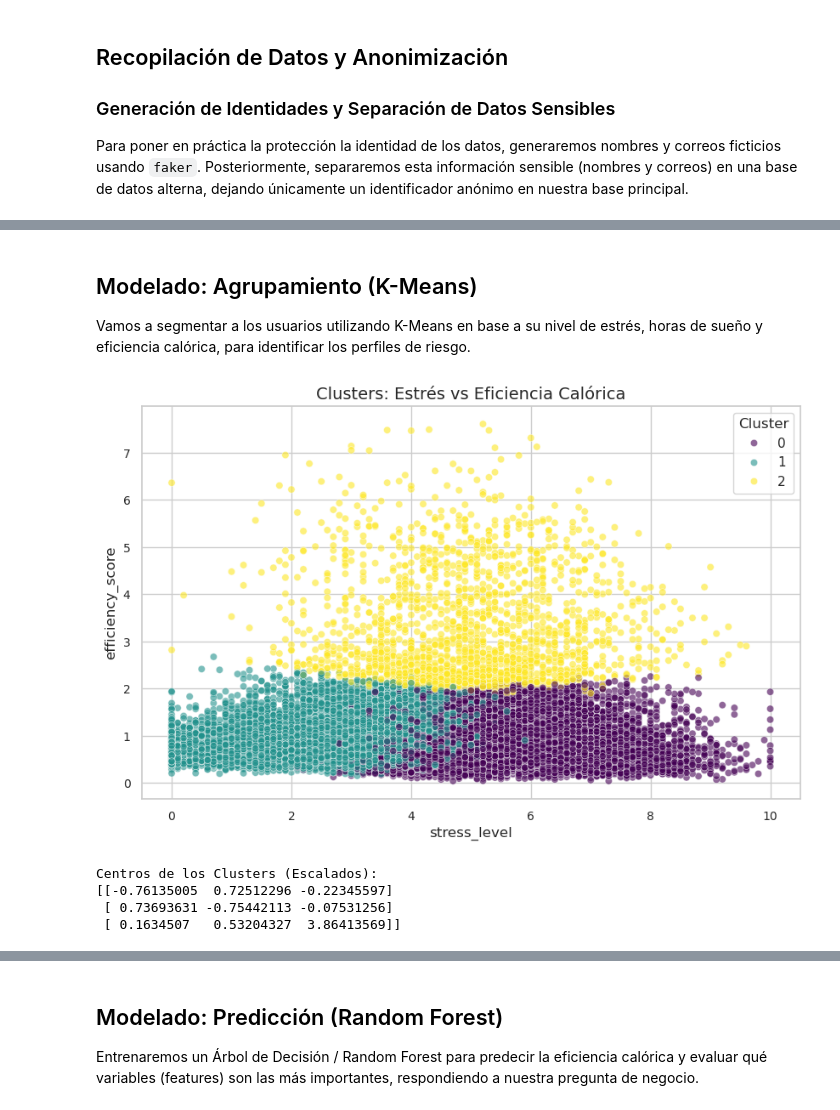
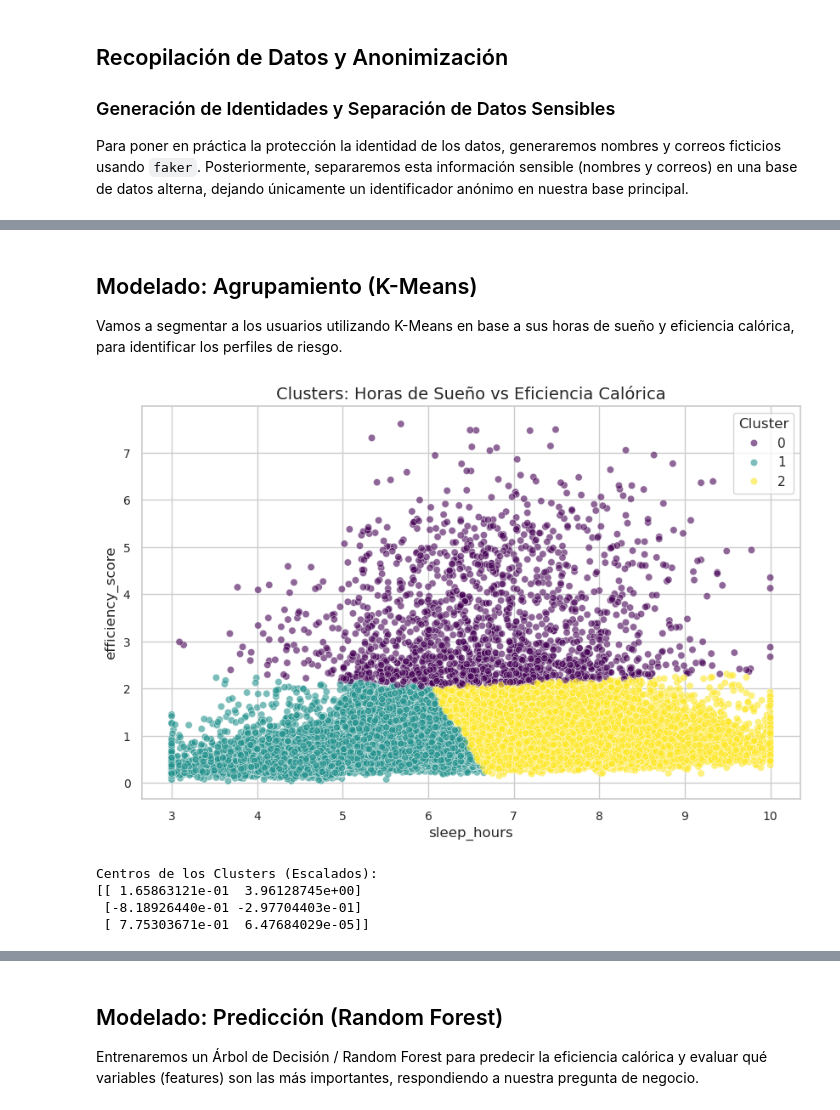
Before and after one commit to CARALACM/proyecto_final_ciencias_datos, a Jupyter notebook: Notebook.ipynb, the cells around one changed output, grey strips where cells are left out. Cells and saved outputs as stored; diff of their text form; code cells hidden in the pictures.

```diff
--- a/Notebook.ipynb
+++ b/Notebook.ipynb
@@ -63,10 +87,7 @@ df = pd.read_csv(file_path)
 
 n_records = len(df)
 
-print("Generando perfiles sintéticos de estrés...")
-df['stress_level'] = np.clip(10 - df['sleep_hours'] + (df['heart_rate_resting'] - 60)/10 + np.random.normal(0, 1, n_records), 0, 10).round(1)
-
-print("Generando identidades sintéticas, suele tardar menos de 2 minutos...")
+print("Generando identidades sintéticas...")
 fake_names = [fake.name() for _ in range(n_records)]
 fake_emails = [fake.ascii_free_email() for _ in range(n_records)]
 
@@ -75,9 +96,9 @@ df.insert(0, 'id_usuario', [f"USR_{i:07d}" for i in range(n_records)])
 df.insert(1, 'name', fake_names)
 df.insert(2, 'email', fake_emails)
 
-# Mostrar base de datos con nombres
-print("Identidades sintéticas generadas. Mostrando base de datos con identidades.")
-display(df.head())
+# Mostrar base de datos con indentidades.
+print("Base de datos con identidades sintéticas:")
+display(df)
 
 # Separar la información sensible
 df_sensible = df[['name', 'email', 'id_usuario']].copy()
@@ -142,31 +163,31 @@ plt.show()
 # %% [markdown]
 ## Modelado: Agrupamiento (K-Means)
-Vamos a segmentar a los usuarios utilizando K-Means en base a su nivel de estrés, horas de sueño y eficiencia calórica, para identificar los perfiles de riesgo.
+Vamos a segmentar a los usuarios utilizando K-Means en base a sus horas de sueño y eficiencia calórica, para identificar los perfiles de riesgo.
 # %%
 from sklearn.cluster import KMeans
 from sklearn.preprocessing import StandardScaler
 
-features_cluster = ['sleep_hours', 'stress_level', 'efficiency_score']
-# Tomar una muestra representativa para visualización y rapidez en clustering (ej. 50k)
+features_cluster = ['sleep_hours', 'efficiency_score']
+
+# Tomar una muestra representativa para visualización y rapidez en clustering
 df_sample = df.sample(n=50000, random_state=42).copy()
 
 scaler = StandardScaler()
 X_scaled = scaler.fit_transform(df_sample[features_cluster])
 
 kmeans = KMeans(n_clusters=3, random_state=42, n_init=10)
 df_sample['Cluster'] = kmeans.fit_predict(X_scaled)
 
 plt.figure(figsize=(10, 6))
-sns.scatterplot(data=df_sample, x='stress_level', y='efficiency_score', hue='Cluster', palette='viridis', alpha=0.6)
-plt.title("Clusters: Estrés vs Eficiencia Calórica")
-plt.savefig('documentation/notebook_images/clusters.png', bbox_inches='tight')
+sns.scatterplot(data=df_sample, x='sleep_hours', y='efficiency_score', hue='Cluster', palette='viridis', alpha=0.6)
+plt.title("Clusters: Horas de Sueño vs Eficiencia Calórica")
 plt.show()
 
 print("Centros de los Clusters (Escalados):")
 print(kmeans.cluster_centers_)
 # %% [output]
-[figure, old version]
+[figure, new version]
 Centros de los Clusters (Escalados):
-[[-0.76135005  0.72512296 -0.22345597]
- [ 0.73693631 -0.75442113 -0.07531256]
- [ 0.1634507   0.53204327  3.86413569]]
+[[ 1.65863121e-01  3.96128745e+00]
+ [-8.18926440e-01 -2.97704403e-01]
+ [ 7.75303671e-01  6.47684029e-05]]
```
Also changed, not shown: parts of 14 cells of this notebook, 6 other files.
